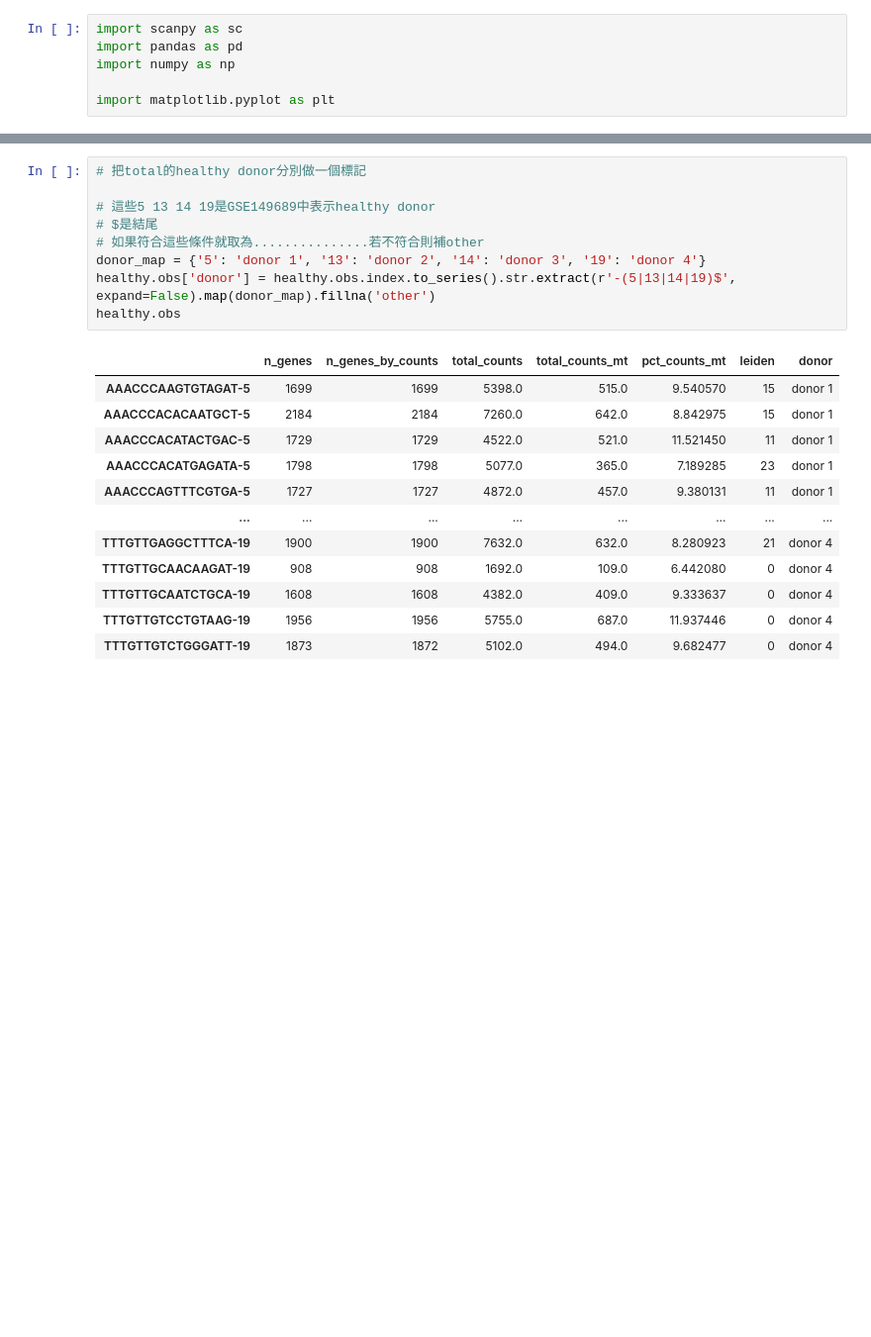
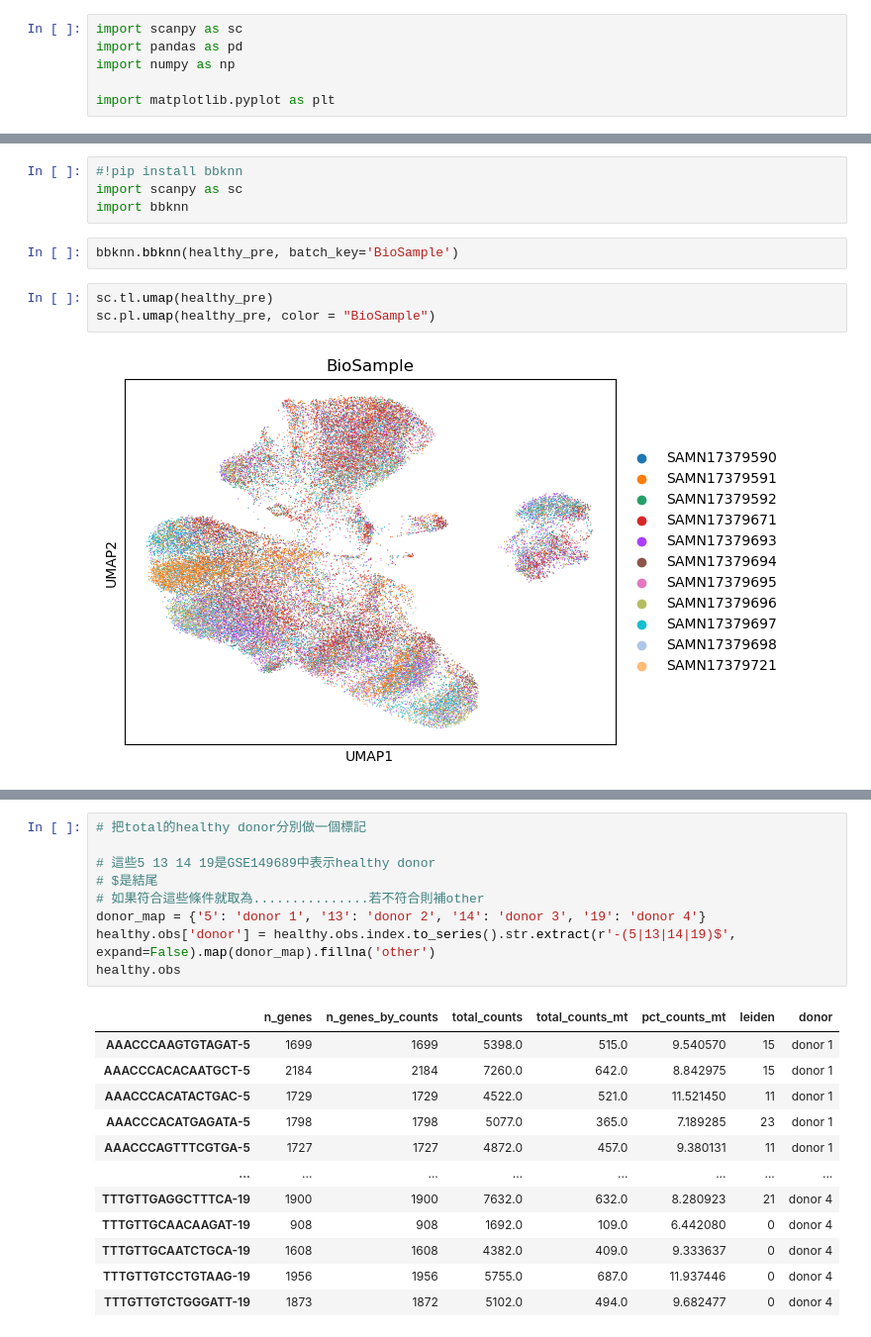
Before and after one commit to benson8902/Research, a Jupyter notebook: Code/Step3 Remove Batch Effect(After annotation).ipynb, the cells around one changed output, grey strips where cells are left out. Shown at 99% size. Drawn from its saved outputs; the diff is of its cells as text; blank space fills up the shorter version.

```diff
--- a/Code/Step3 Remove Batch Effect(After annotation).ipynb
+++ b/Code/Step3 Remove Batch Effect(After annotation).ipynb
@@ -26,0 +66,11 @@ healthy.var
+# %%
+#!pip install bbknn
+import scanpy as sc
+import bbknn
+# %%
+bbknn.bbknn(healthy_pre, batch_key='BioSample')
+# %%
+sc.tl.umap(healthy_pre)
+sc.pl.umap(healthy_pre, color = "BioSample")
+# %% [output]
+[figure, new version]
```
Also changed, not shown: parts of 17 cells of this notebook, 2 other files.
